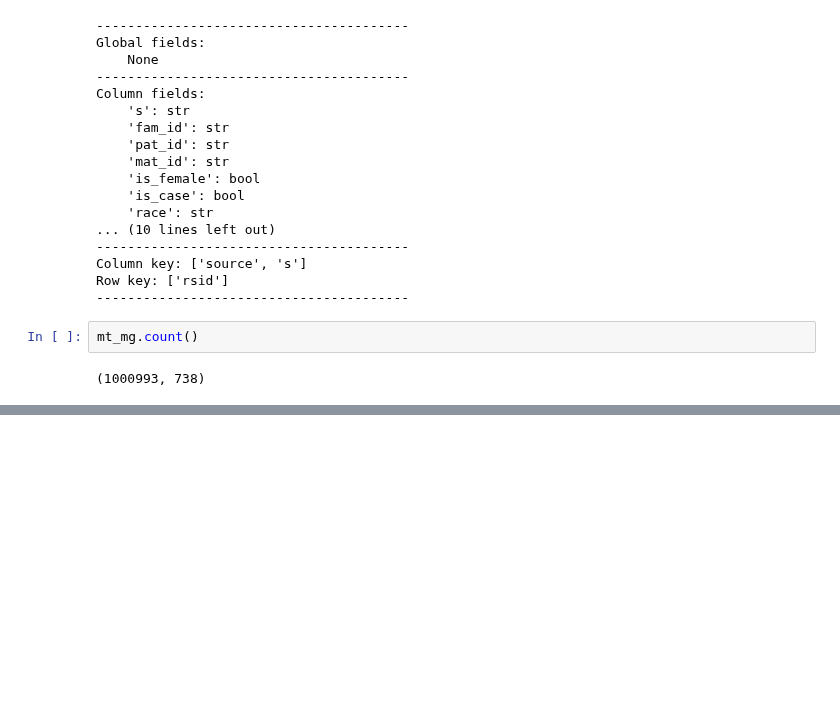
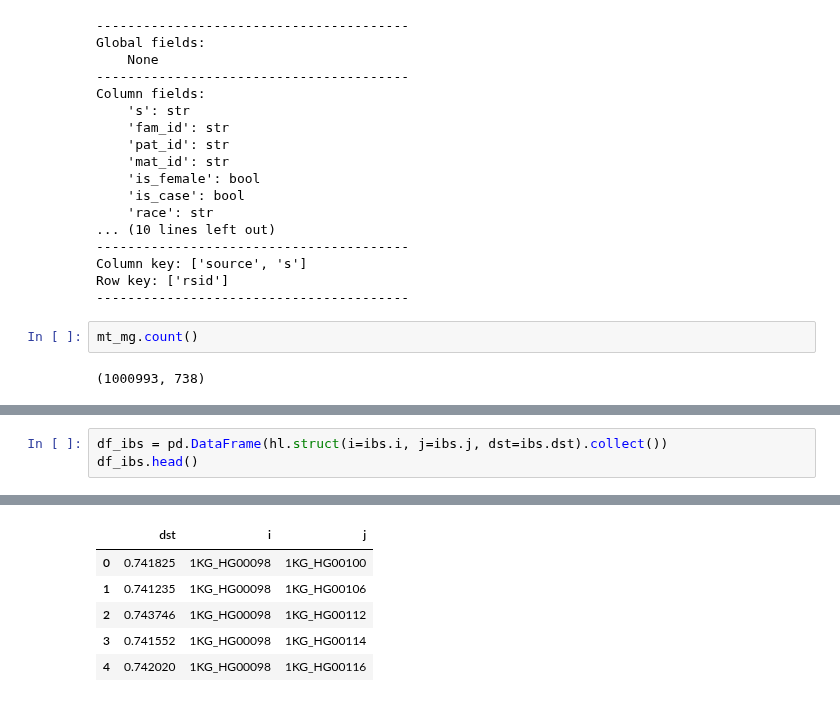
Before and after one commit to related-sciences/gwas-analysis, a Jupyter notebook: notebooks/tutorial/02-population-stratification/gwas-ps-hail.ipynb, the cells around one changed output, grey strips where cells are left out. Cells and saved outputs as stored; diff of their text form; blank space fills up the shorter version.

```diff
--- a/notebooks/tutorial/02-population-stratification/gwas-ps-hail.ipynb
+++ b/notebooks/tutorial/02-population-stratification/gwas-ps-hail.ipynb
@@ -466,0 +576,4 @@ pca_plot(df_pca.pipe(lambda df: df[df['race'].isin(['OWN', 'EUR'])])) #+ \
+# %%
+df_ibs = pd.DataFrame(hl.struct(i=ibs.i, j=ibs.j, dst=ibs.dst).collect())
+df_ibs.head()
+# %% [output]
@@ -466,0 +583,6 @@ pca_plot(df_pca.pipe(lambda df: df[df['race'].isin(['OWN', 'EUR'])])) #+ \
+|  | dst | i | j |
+| 0 | 0.741825 | 1KG_HG00098 | 1KG_HG00100 |
+| 1 | 0.741235 | 1KG_HG00098 | 1KG_HG00106 |
+| 2 | 0.743746 | 1KG_HG00098 | 1KG_HG00112 |
+| 3 | 0.741552 | 1KG_HG00098 | 1KG_HG00114 |
+| 4 | 0.742020 | 1KG_HG00098 | 1KG_HG00116 |
```
Also changed, not shown: parts of 33 cells of this notebook, 2 other files.
